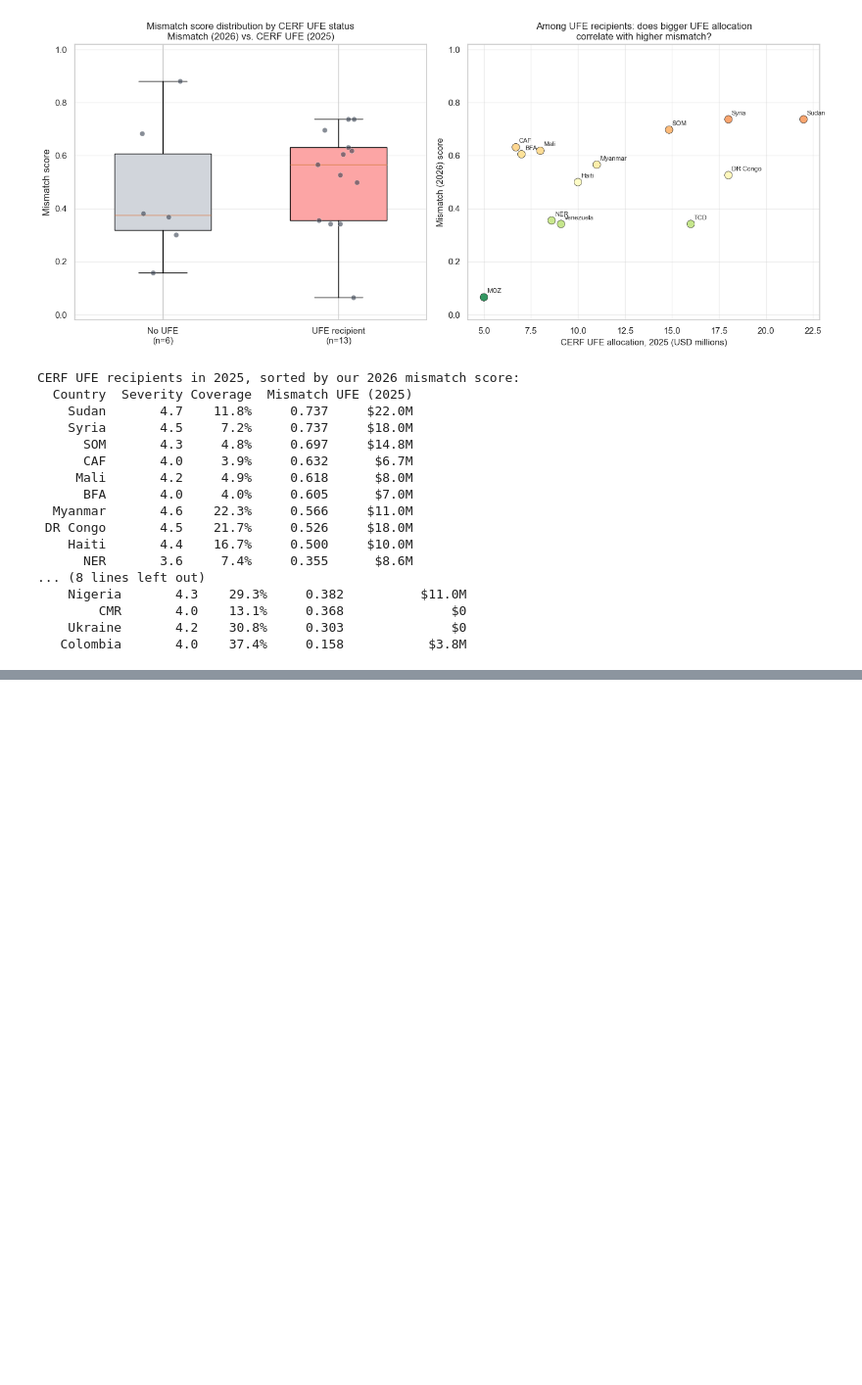
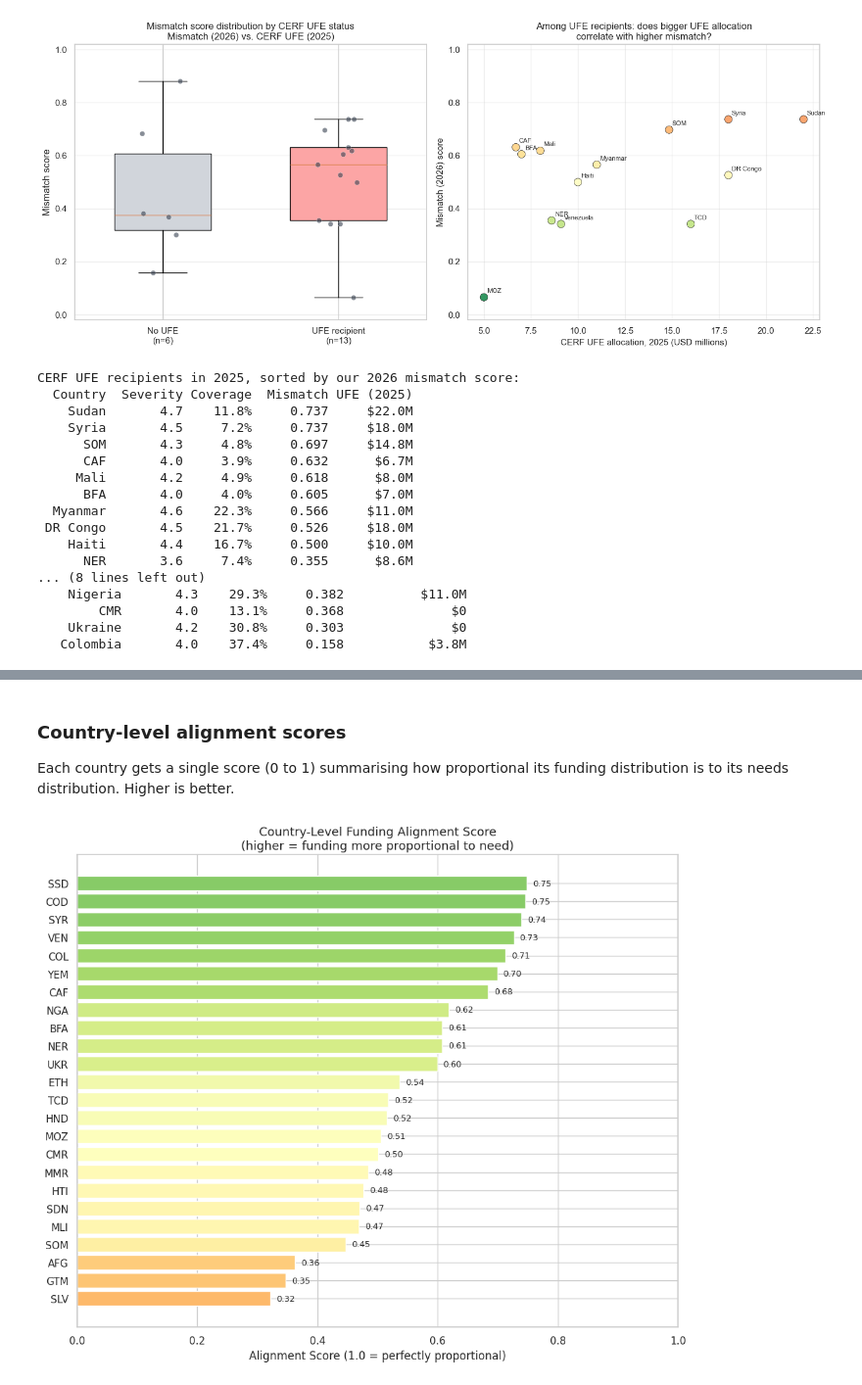
Before and after one commit to USER-397X/OCHA, a Jupyter notebook: stroopwafel.ipynb, the cells around one changed output, grey strips where cells are left out. Shown at 98% size. Cells and saved outputs as stored; diff of their text form; code cells hidden in the pictures; blank space fills up the shorter version.

```diff
--- a/stroopwafel.ipynb
+++ b/stroopwafel.ipynb
@@ -2277,0 +2485,10 @@ CERF UFE recipients in 2025, sorted by our 2026 mismatch score:
+# %%
+funding = (
+    pd.concat([cerf, cbpf], ignore_index=True)
+    .groupby(["country", "cluster"], as_index=False)["funding"]
+    .sum()
+)
+
+print(f"Combined funding: {len(funding)} country-cluster pairs")
+print(f"Total (CERF + CBPF): ${funding['funding'].sum():,.0f}")
+funding.head()
@@ -2277,0 +2542,11 @@ CERF UFE recipients in 2025, sorted by our 2026 mismatch score:
+# %%
+score_df = alignment.copy()
+score_df["ratio_clamped"] = score_df["alignment_ratio"].clip(lower=1e-6)
+score_df["abs_log_dev"] = np.abs(np.log(score_df["ratio_clamped"]))
+score_df["weighted_dev"] = score_df["abs_log_dev"] * score_df["need_share"]
+
+scores = score_df.groupby("country")["weighted_dev"].sum().reset_index()
+scores.columns = ["country", "misalignment"]
+scores["alignment_score"] = np.exp(-scores["misalignment"])
+
+print(scores.sort_values("alignment_score").to_string(index=False))
@@ -2277,0 +2634,25 @@ CERF UFE recipients in 2025, sorted by our 2026 mismatch score:
+# %% [markdown]
+### Country-level alignment scores
+
+Each country gets a single score (0 to 1) summarising how proportional its funding distribution is to its needs distribution. Higher is better.
+# %%
+scores_sorted = scores.sort_values("alignment_score")
+bar_colors = plt.cm.RdYlGn(scores_sorted["alignment_score"])
+
+fig, ax = plt.subplots(figsize=(10, max(6, len(scores_sorted) * 0.35)))
+ax.barh(scores_sorted["country"], scores_sorted["alignment_score"],
+        color=bar_colors, edgecolor="white")
+ax.set_xlim(0, 1)
+ax.set_xlabel("Alignment Score (1.0 = perfectly proportional)")
+ax.set_title("Country-Level Funding Alignment Score\n"
+             "(higher = funding more proportional to need)", fontsize=13)
+ax.axvline(1.0, color="black", linestyle="--", linewidth=0.5)
+
+for i, (_, row) in enumerate(scores_sorted.iterrows()):
+    ax.text(row["alignment_score"] + 0.01, i, f"{row['alignment_score']:.2f}",
+            va="center", fontsize=9)
+
+plt.tight_layout()
+plt.show()
+# %% [output]
+[figure, added]
```
Also changed, not shown: parts of 25 cells of this notebook.
